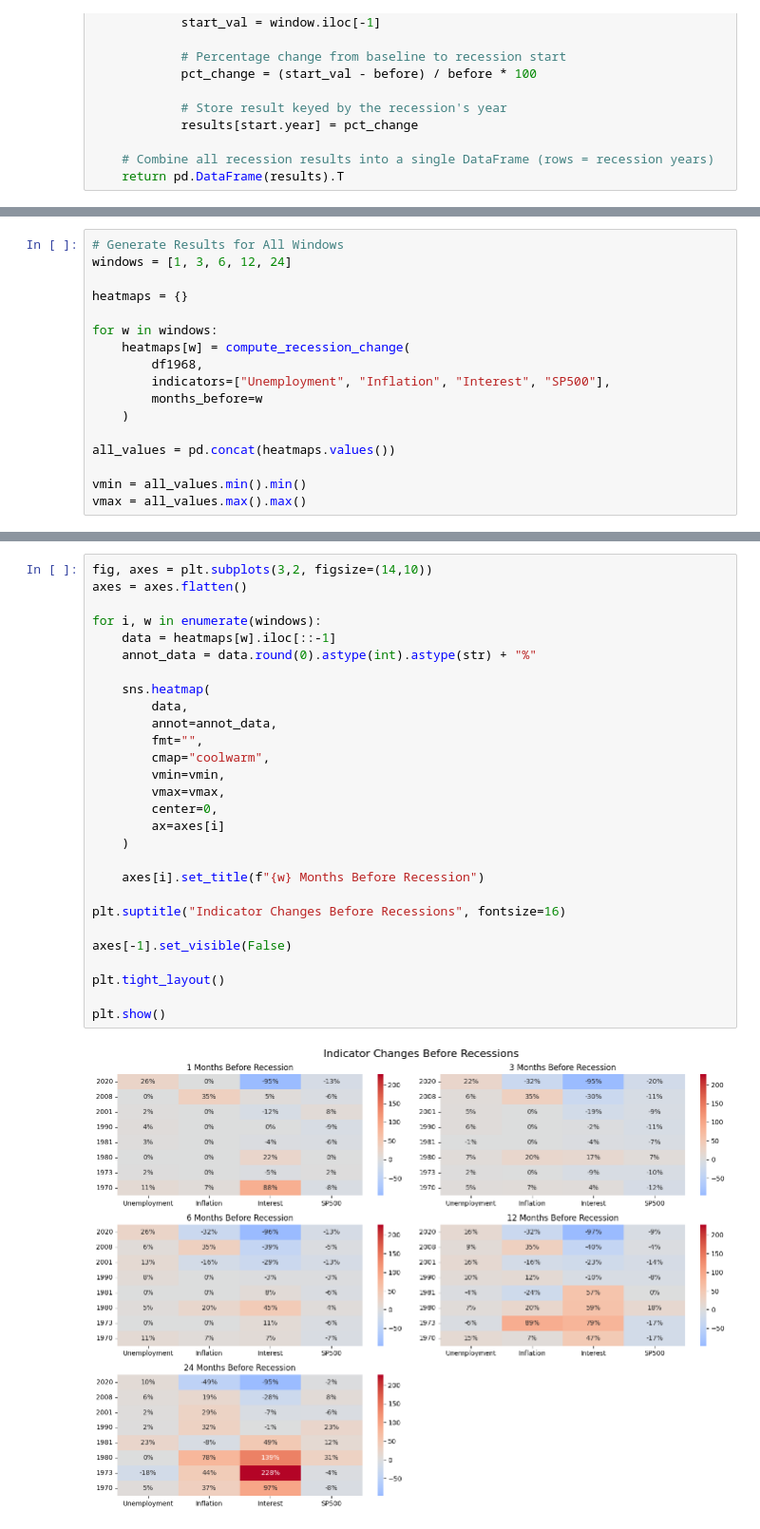
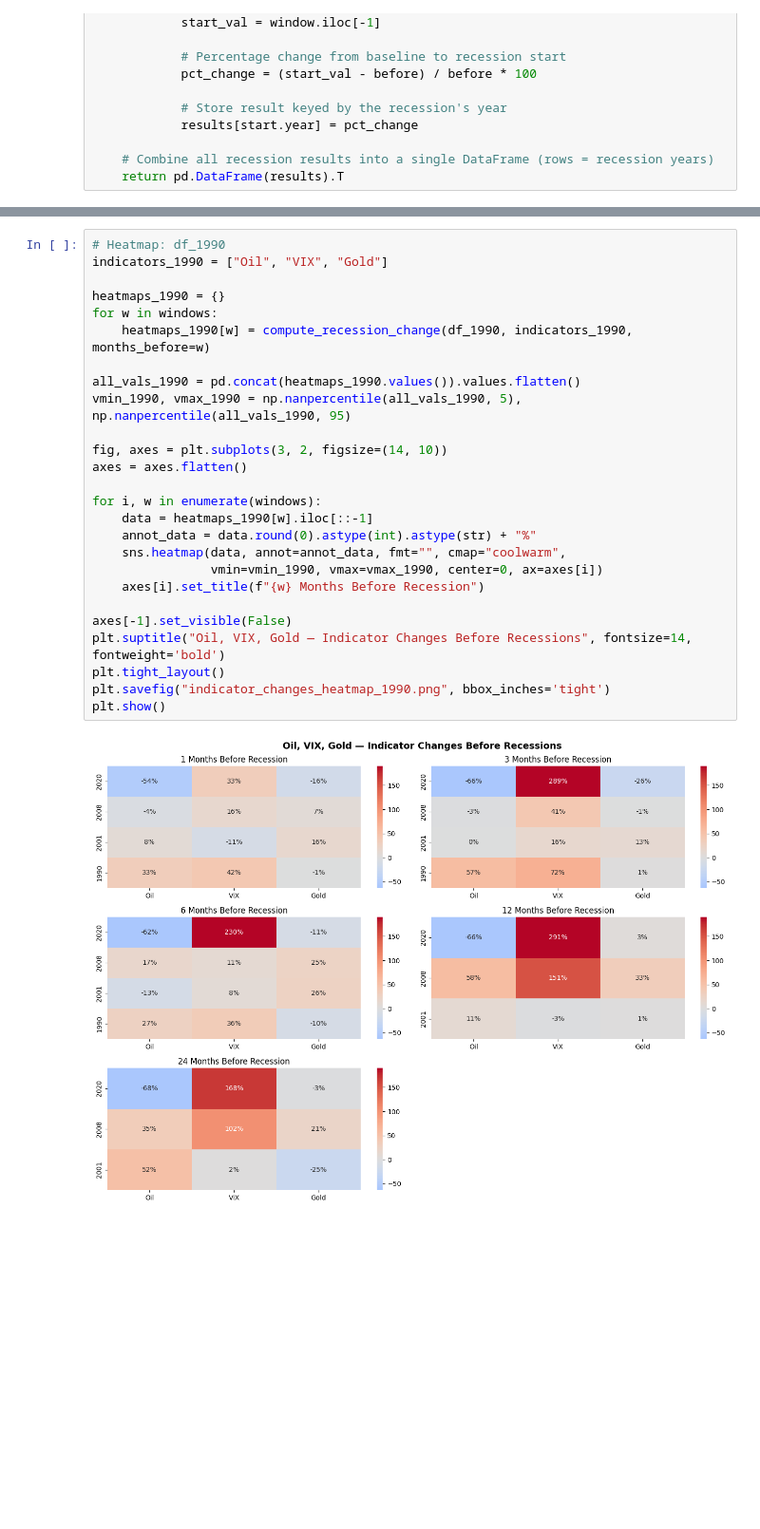
Before and after one commit to Emily0107/Economic-Recession, a Jupyter notebook: public/code/EDA.ipynb, the cells around one changed output, grey strips where cells are left out. Shown at 95% size. Drawn from its saved outputs; the diff is of its cells as text; blank space fills up the shorter version.

```diff
--- a/public/code/EDA.ipynb
+++ b/public/code/EDA.ipynb
@@ -766,17 +545,0 @@ df1968
-# %%
-# Generate Results for All Windows
-windows = [1, 3, 6, 12, 24]
-
-heatmaps = {}
-
-for w in windows:
-    heatmaps[w] = compute_recession_change(
-        df1968,
-        indicators=["Unemployment", "Inflation", "Interest", "SP500"],
-        months_before=w
-    )
-
-all_values = pd.concat(heatmaps.values())
-
-vmin = all_values.min().min()
-vmax = all_values.max().max()
@@ -783,30 +625,28 @@ vmax = all_values.max().max()
 # %%
-fig, axes = plt.subplots(3,2, figsize=(14,10))
+# Heatmap: df_1990
+indicators_1990 = ["Oil", "VIX", "Gold"]
+
+heatmaps_1990 = {}
+for w in windows:
+    heatmaps_1990[w] = compute_recession_change(df_1990, indicators_1990, months_before=w)
+
+all_vals_1990 = pd.concat(heatmaps_1990.values()).values.flatten()
+vmin_1990, vmax_1990 = np.nanpercentile(all_vals_1990, 5), np.nanpercentile(all_vals_1990, 95)
+
+fig, axes = plt.subplots(3, 2, figsize=(14, 10))
 axes = axes.flatten()
 
 for i, w in enumerate(windows):
-    data = heatmaps[w].iloc[::-1]
+    data = heatmaps_1990[w].iloc[::-1]
     annot_data = data.round(0).astype(int).astype(str) + "%"
-
-    sns.heatmap(
-        data,
-        annot=annot_data,
-        fmt="",
-        cmap="coolwarm",
-        vmin=vmin,
-        vmax=vmax,
-        center=0,
-        ax=axes[i]
-    )
-
+    sns.heatmap(data, annot=annot_data, fmt="", cmap="coolwarm",
+                vmin=vmin_1990, vmax=vmax_1990, center=0, ax=axes[i])
     axes[i].set_title(f"{w} Months Before Recession")
 
-plt.suptitle("Indicator Changes Before Recessions", fontsize=16)
-
 axes[-1].set_visible(False)
-
+plt.suptitle("Oil, VIX, Gold — Indicator Changes Before Recessions", fontsize=14, fontweight='bold')
 plt.tight_layout()
-
+plt.savefig("indicator_changes_heatmap_1990.png", bbox_inches='tight')
 plt.show()
 # %% [output]
-[figure, old version]
+[figure, new version]
```
Also changed, not shown: parts of 104 cells of this notebook, 18 other files.
